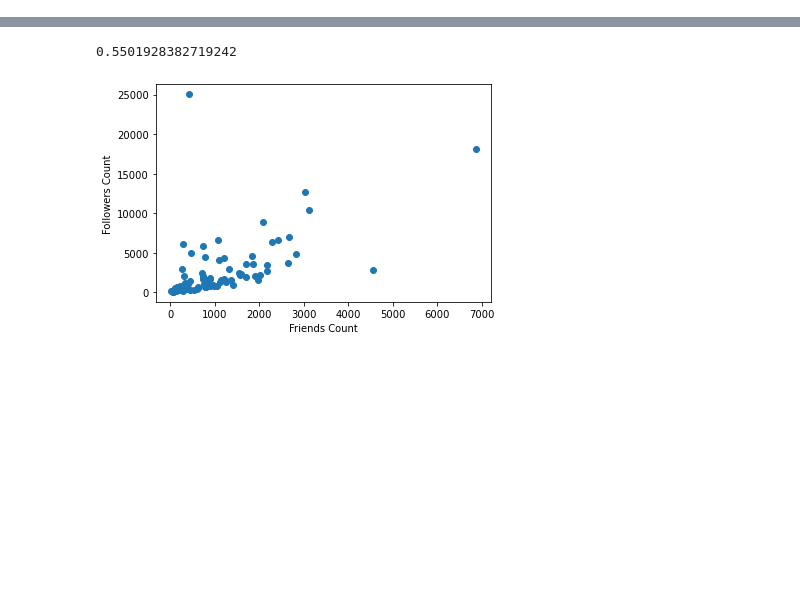
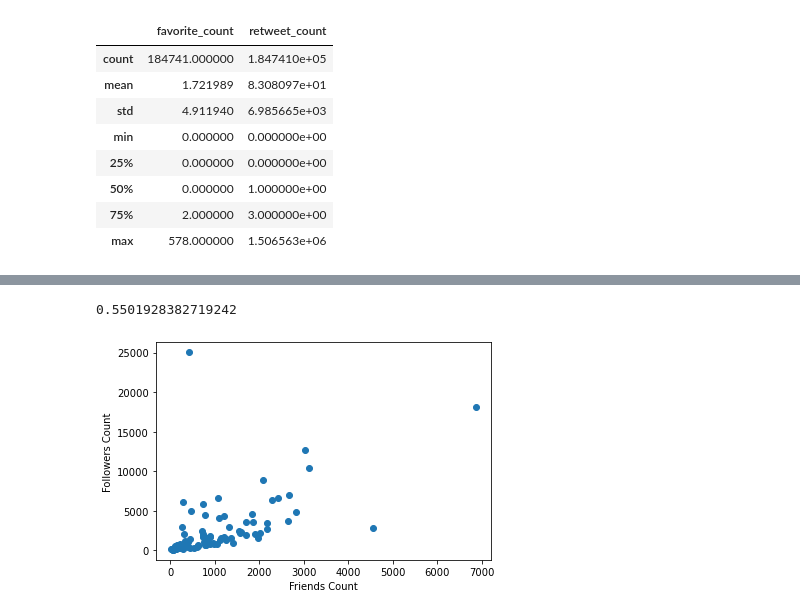
Before and after one commit to douglas-thoms/Datathon-2021-10-16, a Jupyter notebook: npo_twitter_eda.ipynb, the cells around one changed output, grey strips where cells are left out. Cells and saved outputs as stored; diff of their text form; code cells hidden in the pictures; blank space fills up the shorter version.

```diff
--- a/npo_twitter_eda.ipynb
+++ b/npo_twitter_eda.ipynb
@@ -17,3 +30,16 @@ tweets1 = pd.read_csv('../Data/tweets_all_revised2.csv')
+# %%
+# Summary stats of favorites and retweets
+tweets1[['favorite_count', 'retweet_count']].describe()
+# %% [output]
+|  | favorite_count | retweet_count |
+| count | 184741.000000 | 1.847410e+05 |
+| mean | 1.721989 | 8.308097e+01 |
+| std | 4.911940 | 6.985665e+03 |
+| min | 0.000000 | 0.000000e+00 |
+| 25% | 0.000000 | 0.000000e+00 |
+| 50% | 0.000000 | 1.000000e+00 |
+| 75% | 2.000000 | 3.000000e+00 |
+| max | 578.000000 | 1.506563e+06 |
 # %%
 org_profile.head()
 # %% [output]
```
Also changed, not shown: parts of 7 cells of this notebook.
